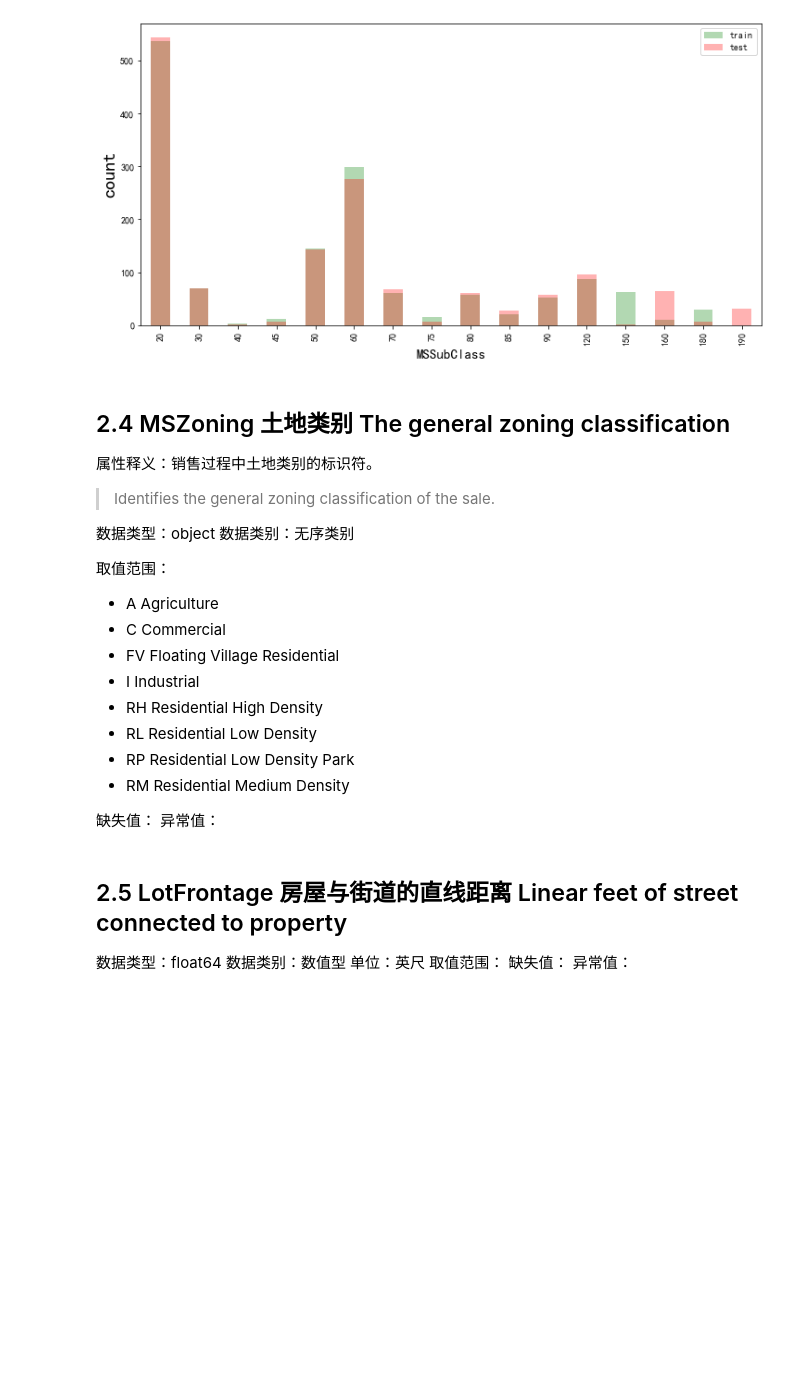
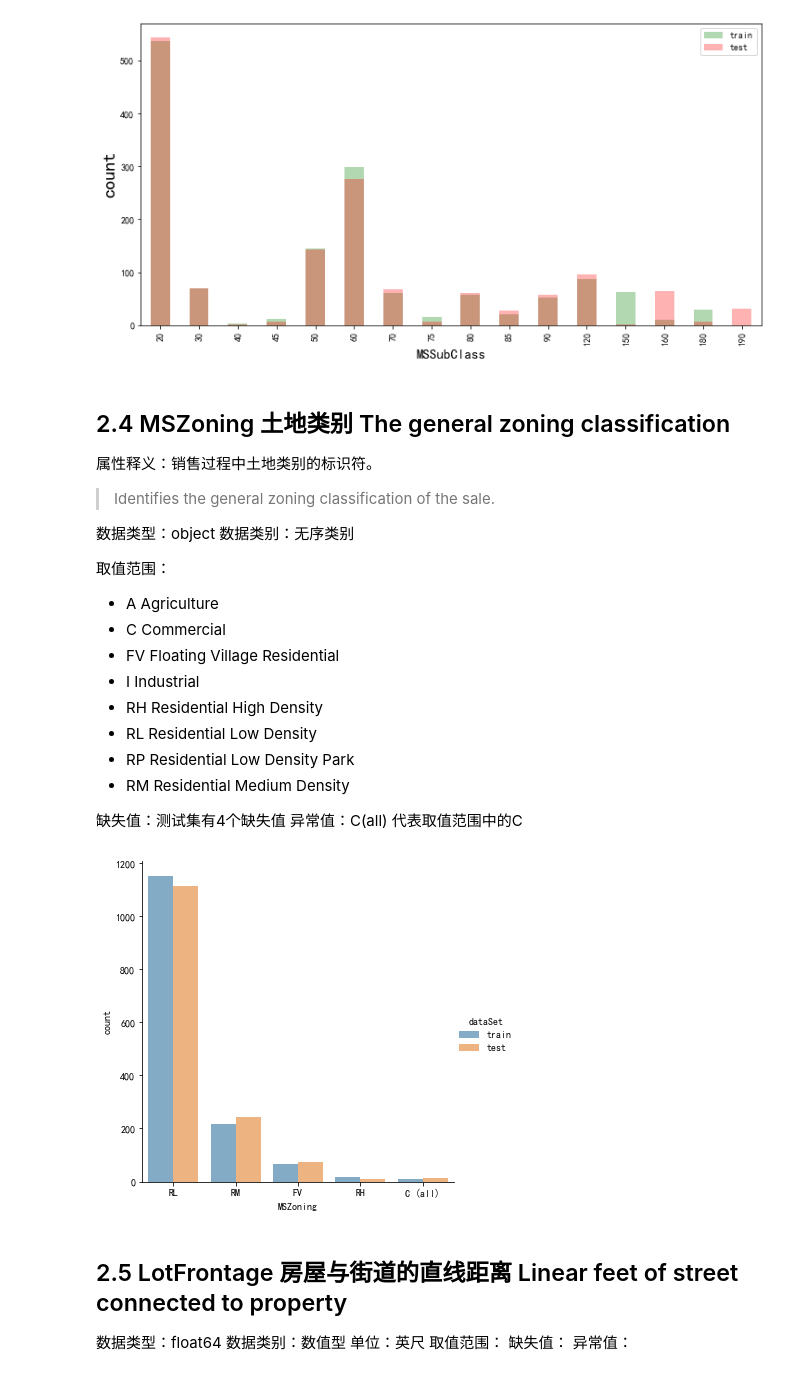
Before and after one commit to malng/DataModelingPortfolio, a Jupyter notebook: House-Prices_Advanced-Regression-Techniques/House-Prices_EDA.ipynb, the cells around one changed output. Saved outputs shown, nothing was run; the diff lists cells and outputs as text; code cells hidden in the pictures; blank space fills up the shorter version.

```diff
--- a/House-Prices_Advanced-Regression-Techniques/House-Prices_EDA.ipynb
+++ b/House-Prices_Advanced-Regression-Techniques/House-Prices_EDA.ipynb
@@ -246,8 +246,21 @@ plt.show()
 + RP	Residential Low Density Park
 + RM	Residential Medium Density
 
-缺失值：
-异常值：
+缺失值：测试集有4个缺失值
+异常值：C(all) 代表取值范围中的C
+# %%
+train_df = train['MSZoning'].value_counts().to_frame().copy()
+test_df = test['MSZoning'].value_counts().to_frame().copy()
+train_df['dataSet'] = 'train'
+test_df['dataSet'] = 'test'
+df = pd.concat([train_df, test_df]).reset_index()
+df.columns = ['MSZoning', 'count', 'dataSet']
+g = sns.catplot(data=df, kind='bar',
+                x='MSZoning', y='count',hue='dataSet',
+                alpha=.6)
+plt.show()
+# %% [output]
+[figure, added]
 # %% [markdown]
 ## 2.5 LotFrontage 房屋与街道的直线距离 Linear feet of street connected to property
 数据类型：float64
```
Also changed, not shown: parts of 2 cells of this notebook.
